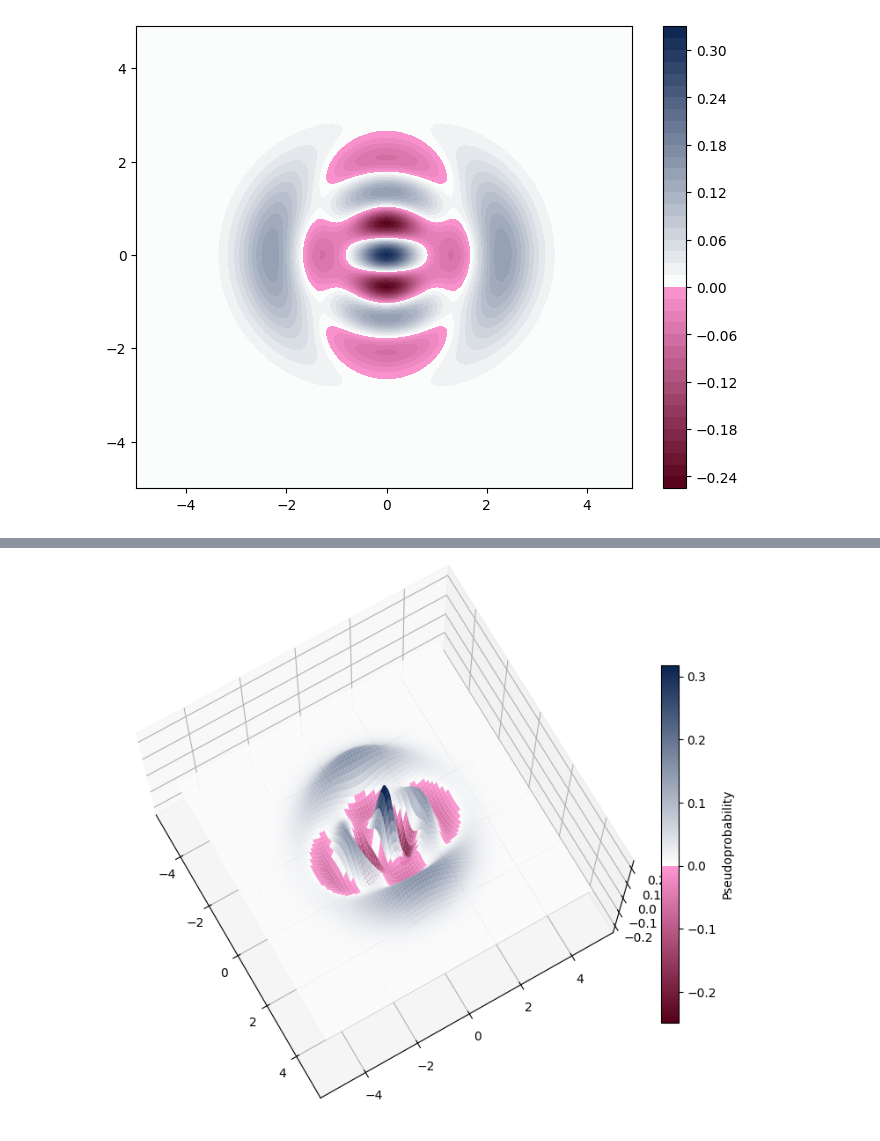
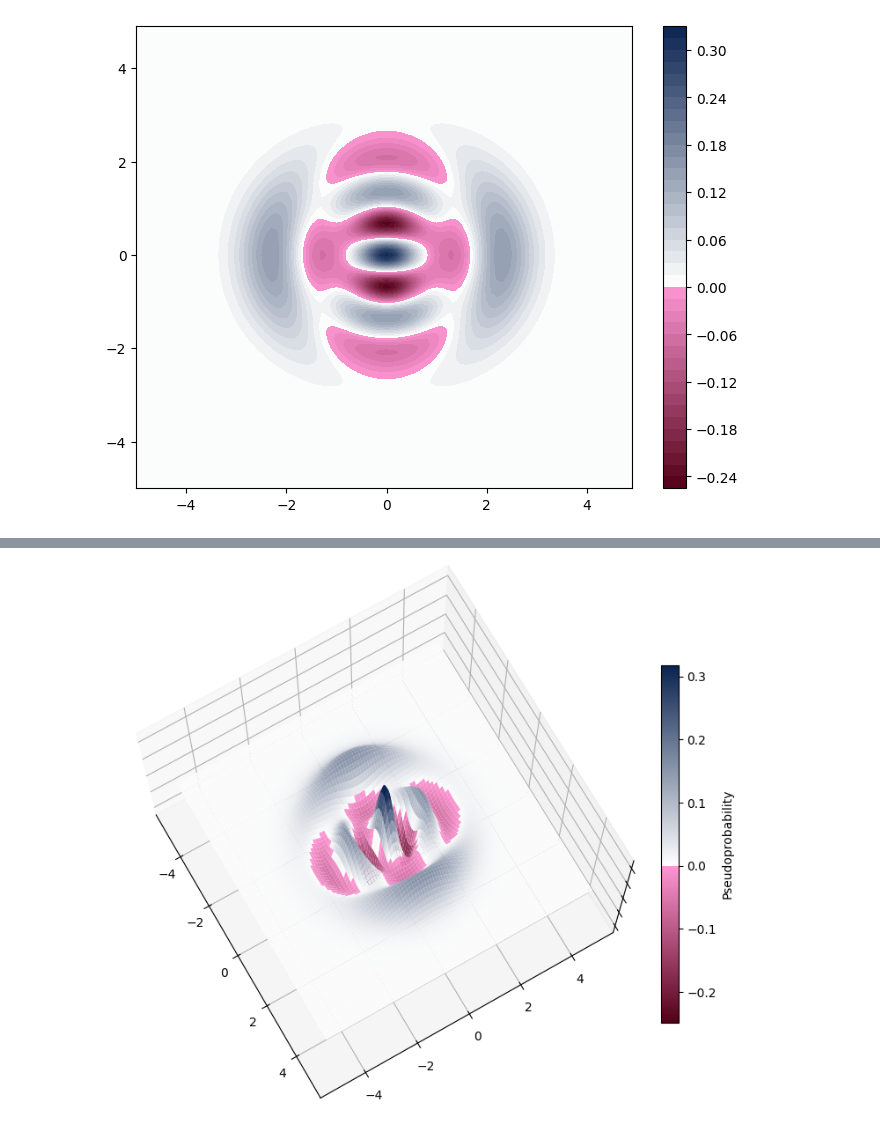
Before and after one commit to raopremrao/Learning-QuTip, a Jupyter notebook: Example Notebooks/02_Visualization/005_pseudo_probability_functions.ipynb, the cells around one changed output, grey strips where cells are left out. Saved outputs shown, nothing was run; the diff lists cells and outputs as text; code cells hidden in the pictures.

```diff
--- a/Example Notebooks/02_Visualization/005_pseudo_probability_functions.ipynb
+++ b/Example Notebooks/02_Visualization/005_pseudo_probability_functions.ipynb
@@ -76,13 +104,17 @@ plt.colorbar();
 # %%
 fig = plt.figure(figsize=(10, 8))
-ax = fig.add_subplot(111, projection='3d', azim=-30, elev=73)
-ax.plot_surface(X, Y, W, cmap=cmap, rstride=1, cstride=1, alpha=1, linewidth=0)
-ax.set_zlim3d(-0.25, 0.25)
-for a in ax.zaxis.get_ticklines() + ax.zaxis.get_ticklines():
+ax = fig.add_subplot(111, projection='3d', azim=-30, elev=73)   # Creating 3D Axes
+ax.plot_surface(X, Y, W, cmap=cmap, rstride=1, cstride=1, alpha=1, linewidth=0)     # The 3D Surface
+ax.set_zlim3d(-0.25, 0.25)      # Fixing Z-Axis Limits
+
+# Hiding Z-Axis Ticks
+for a in ax.zaxis.get_ticklines() + ax.zaxis.get_ticklabels():
     a.set_visible(False)
+
+# Custom Colorbar
 nrm = mpl.colors.Normalize(W.min(), W.max())
 cax, kw = mpl.colorbar.make_axes(ax, shrink=0.66, pad=0.02)
 cb1 = mpl.colorbar.ColorbarBase(cax, cmap=cmap, norm=nrm)
 cb1.set_label("Pseudoprobability")
 # %% [output]
-[figure, old version]
+[figure, new version]
```
Also changed, not shown: parts of 3 cells of this notebook.
